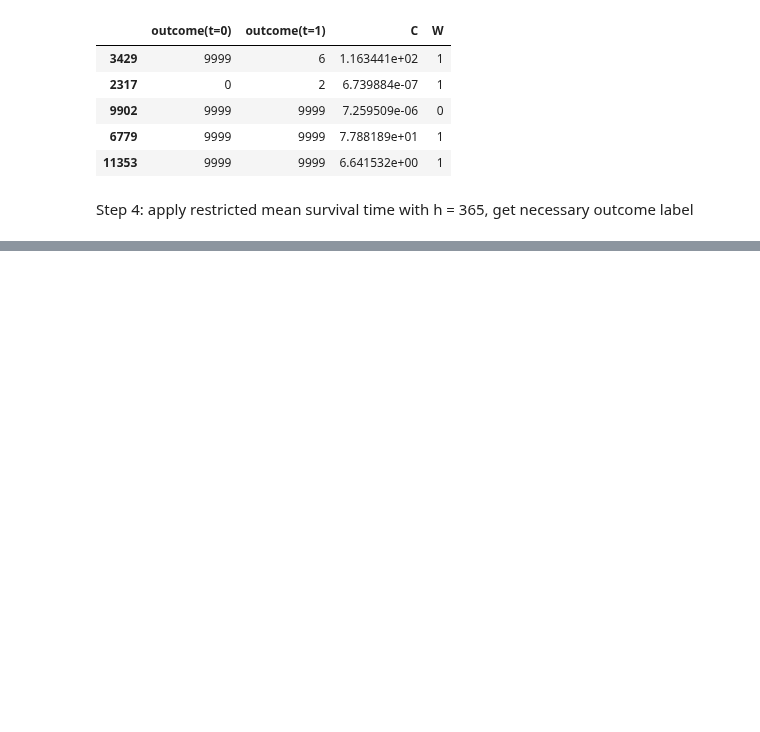
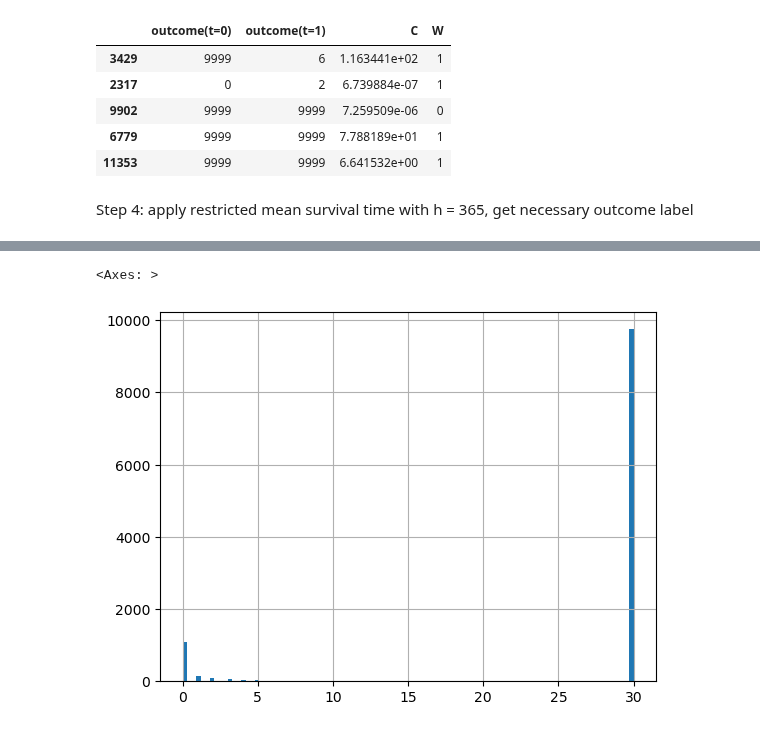
Before and after one commit to snoroozi/SurvHTE-Bench-PN, a Jupyter notebook: real_data/prepare_twin_data.ipynb, the cells around one changed output, grey strips where cells are left out. Drawn from its saved outputs; the diff is of its cells as text; code cells hidden in the pictures; blank space fills up the shorter version.

```diff
--- a/real_data/prepare_twin_data.ipynb
+++ b/real_data/prepare_twin_data.ipynb
@@ -130,4 +132,9 @@ censoring rate = 84.8%
 5 rows × 52 columns
+# %%
+df[df['T']< 300]['T'].hist(bins=100)
+# %% [output]
+<Axes: >
+[figure, added]
 # %%
 ### true ATE on the whole population
 print(f'ATE = {df["true_cate"].mean():.4f} days')
```
Also changed, not shown: parts of 3 cells of this notebook, 2 other files.
